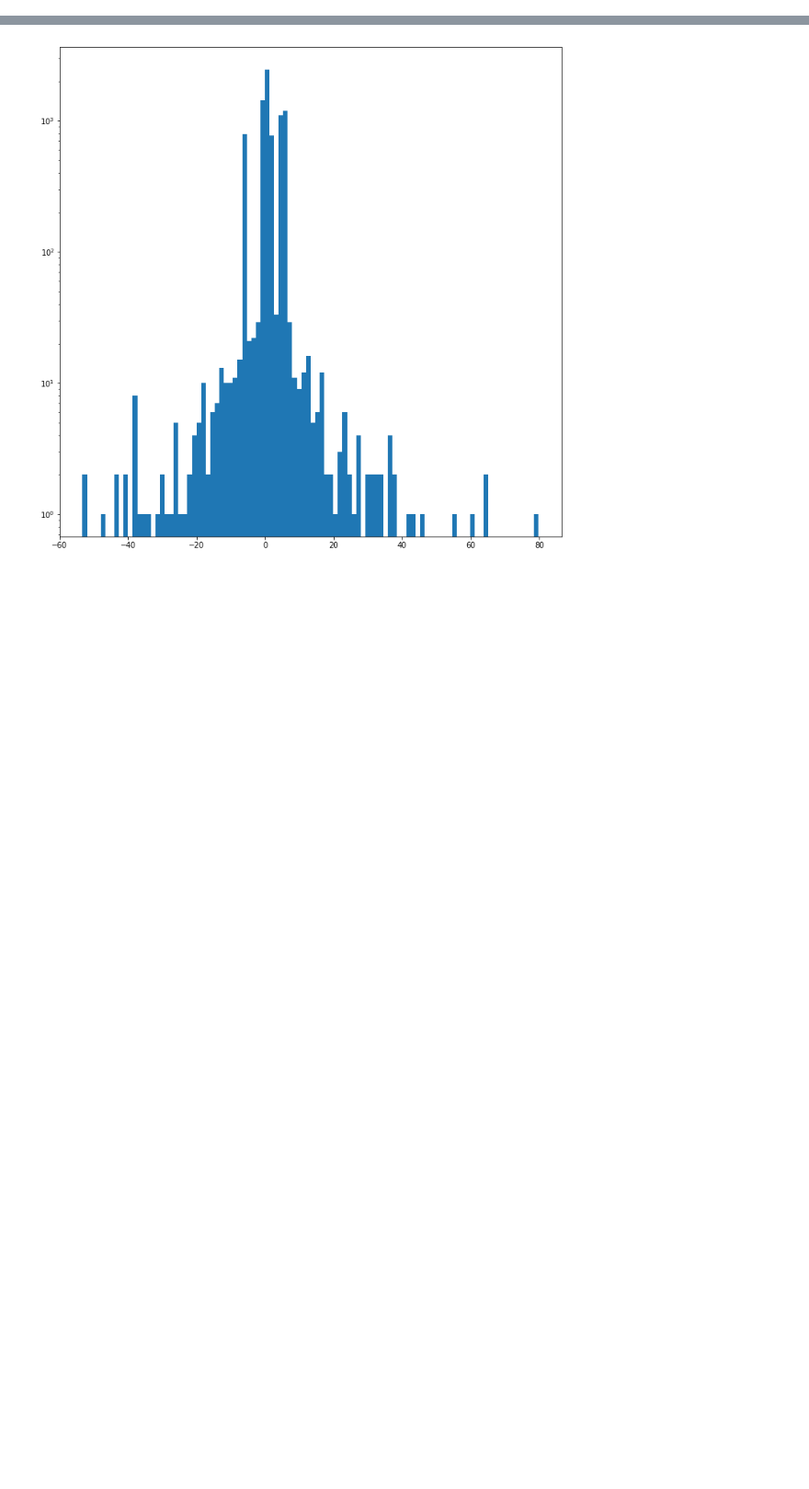
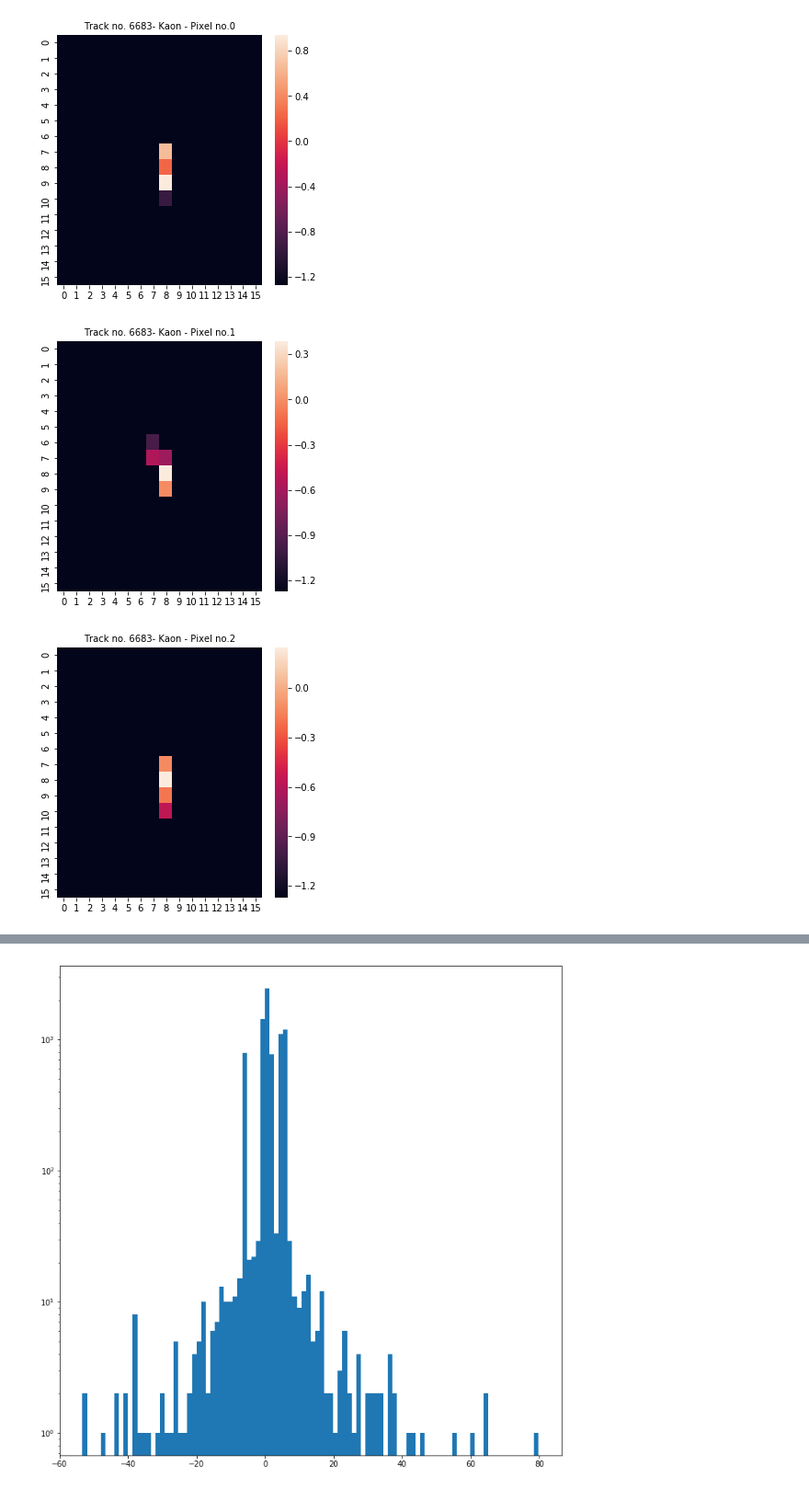
Before and after one commit to ChuyuanLiu/CNNFiltering, a Jupyter notebook: jupyters/cnn_tracks.ipynb, the cells around one changed output, grey strips where cells are left out. Shown at 92% size. Drawn from its saved outputs; the diff is of its cells as text; code cells hidden in the pictures; blank space fills up the shorter version.

```diff
--- a/jupyters/cnn_tracks.ipynb
+++ b/jupyters/cnn_tracks.ipynb
@@ -98,0 +219,3 @@ dfTracks.head()
+# %%
+X_track, X_info, y = train_tracks.get_track_hits_data()
+X_val_track, X_val_info, y_val = val_tracks.get_track_hits_data()
@@ -98,0 +235,5 @@ dfTracks.head()
+# %%
+part={}
+# %%
+part[tuple(y[0])] = "Pion"
+part[tuple(y[1])] = "Kaon"
@@ -98,0 +243,15 @@ dfTracks.head()
+# %%
+u = int(random.uniform(0,X_track.shape[0]))
+for i in range(10):
+    plt.figure(figsize=(5,5))
+    plt.title("Track no. " + str(u) + "- " + str(part[tuple(y[u])]) + " - Pixel no." + str(i),fontsize=10)
+        #print(dfTracks[dfTracks["hit_6_IsBarrel"]>0.0][hitDets[i]].values[u])
+    sns.heatmap(X_track[u,:,:,i])
+    #plt.imshow(X_track[5,:,:,i])
+    #plt.colorbar()
+    #plt.title("Track no. " + str(u) + "- " + str(y[u]) + " - Pixel no." + str(i),fontsize=25)
+    plt.show()
+# %% [output]
+[figure, added]
+[figure, added]
+[figure, added]
```
Also changed, not shown: parts of 30 cells of this notebook, 5 other files.
